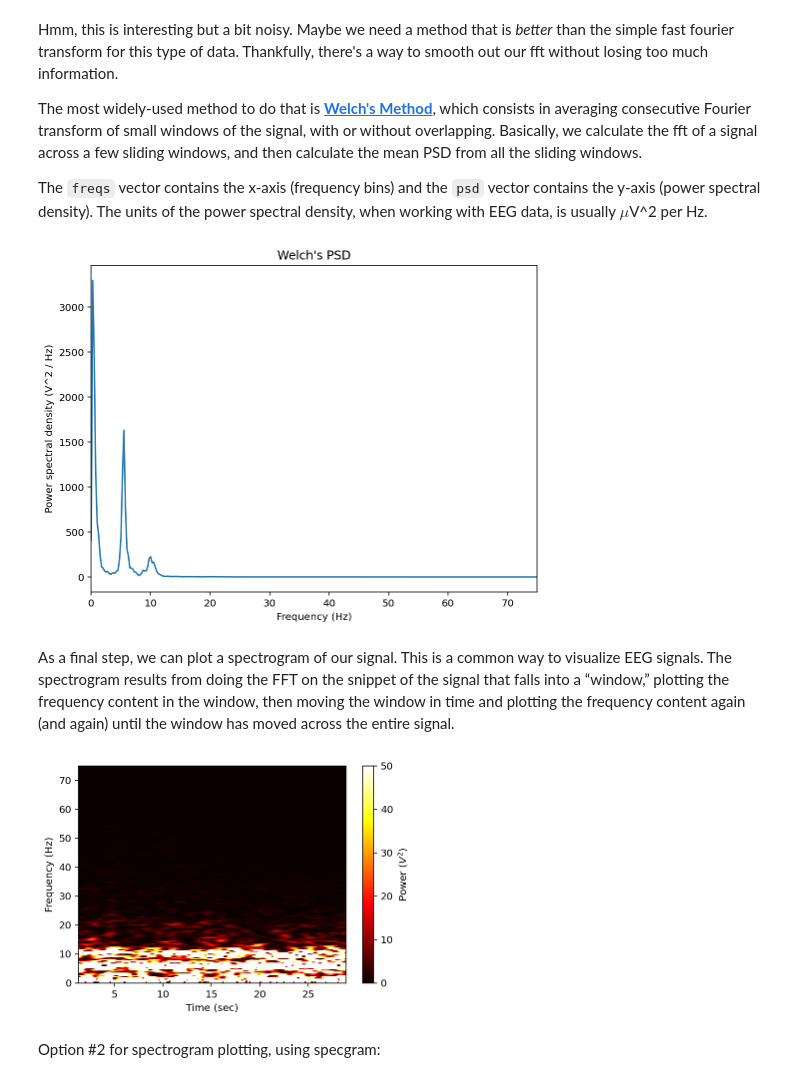
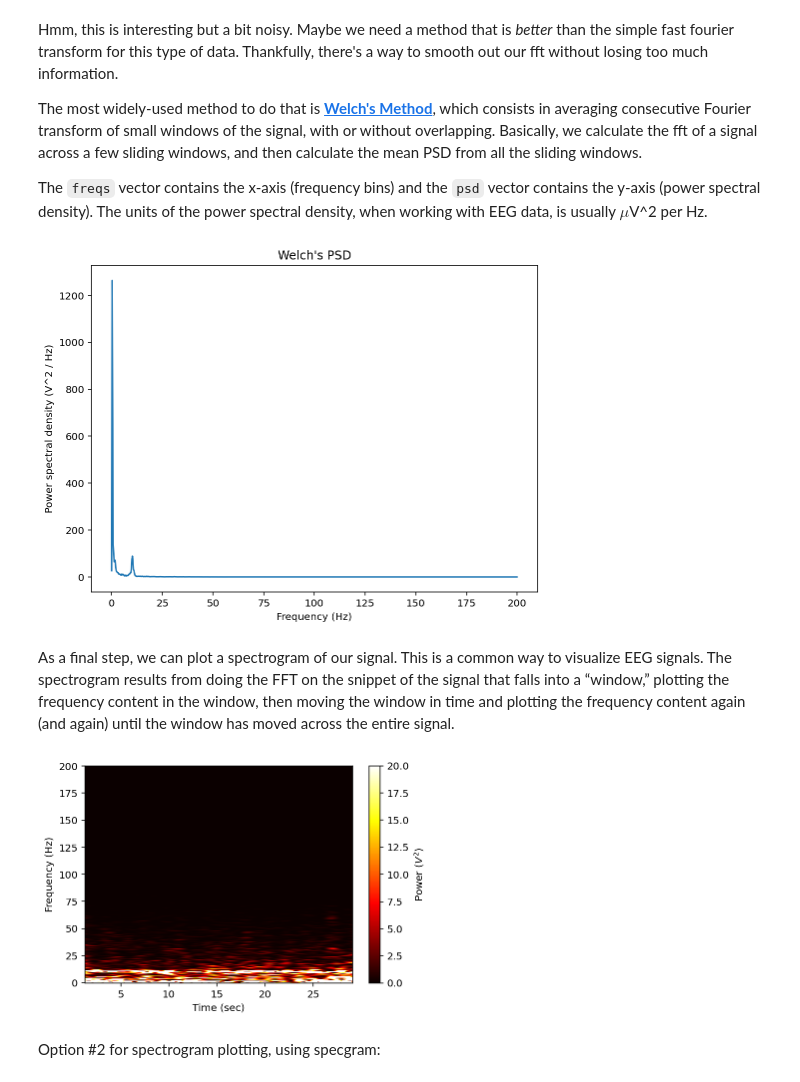
Before and after one commit to BIPN145/Utilities, a Jupyter notebook: analyzeEEGdata_new.ipynb, the cells around one changed output. Saved outputs shown, nothing was run; the diff lists cells and outputs as text; code cells hidden in the pictures.

Commit message:
move spectrum tutorial elsewhere, nan and vmax fixes

```diff
--- a/analyzeEEGdata_new.ipynb
+++ b/analyzeEEGdata_new.ipynb
@@ -6,7 +12,7 @@ This notebook will help you prepare the figures for your EEG lab report. To run
 import numpy as np
 
 #Change the filename to EXACTLY match your file
-filename = 'Data/test eeg closed.txt'
+filename = 'Data/EEG_Trial1_EyesClosed.txt'
 sampling_freq = 400
 
 # Define column names
@@ -16,5 +22,13 @@ columns = ['time', 'recording']
 data = np.genfromtxt(filename, dtype=float, usecols=(0,1), skip_header=6, delimiter='\t', names=columns, encoding = 'unicode_escape')
 timestamps = data['time']
 recording = data['recording']
+
+# Remove nan values
+def nan_helper(y):
+    return np.isnan(y), lambda z: z.nonzero()[0]
+
+nans, x= nan_helper(recording)
+recording[nans]= np.interp(x(nans), x(~nans), recording[~nans])
+
 recording
 # %% [output]
@@ -206,29 +161,29 @@ plt.ylabel('Power spectral density (V^2 / Hz)')
 plt.title("Welch's PSD")
 plt.show()
 # %% [output]
-[figure, old version]
+[figure, new version]
 # %% [markdown]
 As a final step, we can plot a spectrogram of our signal. This is a common way to visualize EEG signals. The spectrogram results from doing the FFT on the snippet of the signal that falls into a “window,” plotting the frequency content in the window, then moving the window in time and plotting the frequency content again (and again) until the window has moved across the entire signal.
 # %%
 vmax = 20 # change the max value on your spectogram -- you may need to adjust this
 
 wind = np.hanning(1024) # Create a "hanning" window with a given binning window size
 
 # Create the spectrogram and plot
 
 fig = plt.figure()
 f, tt, Sxx = signal.spectrogram(recording,sampling_freq,wind,len(wind),len(wind)-1)
 
 # You can change cmap & vmax if you want
-plt.pcolormesh(tt,f,Sxx,cmap='hot',vmax=50) #14
+plt.pcolormesh(tt,f,Sxx,cmap='hot',vmax=vmax)
 plt.ylabel('Frequency (Hz)')
 plt.xlabel('Time (sec)')
 # plt.ylim([0,75]) # set the ylimit
 cbar = plt.colorbar()
 cbar.ax.set_ylabel('Power ($V^2$)')
 plt.show()
 # %% [output]
-[figure, old version]
+[figure, new version]
 # %% [markdown]
 Option #2 for spectrogram plotting, using specgram:
 # %%
```
Also changed, not shown: parts of 12 cells of this notebook, 1 other file.
